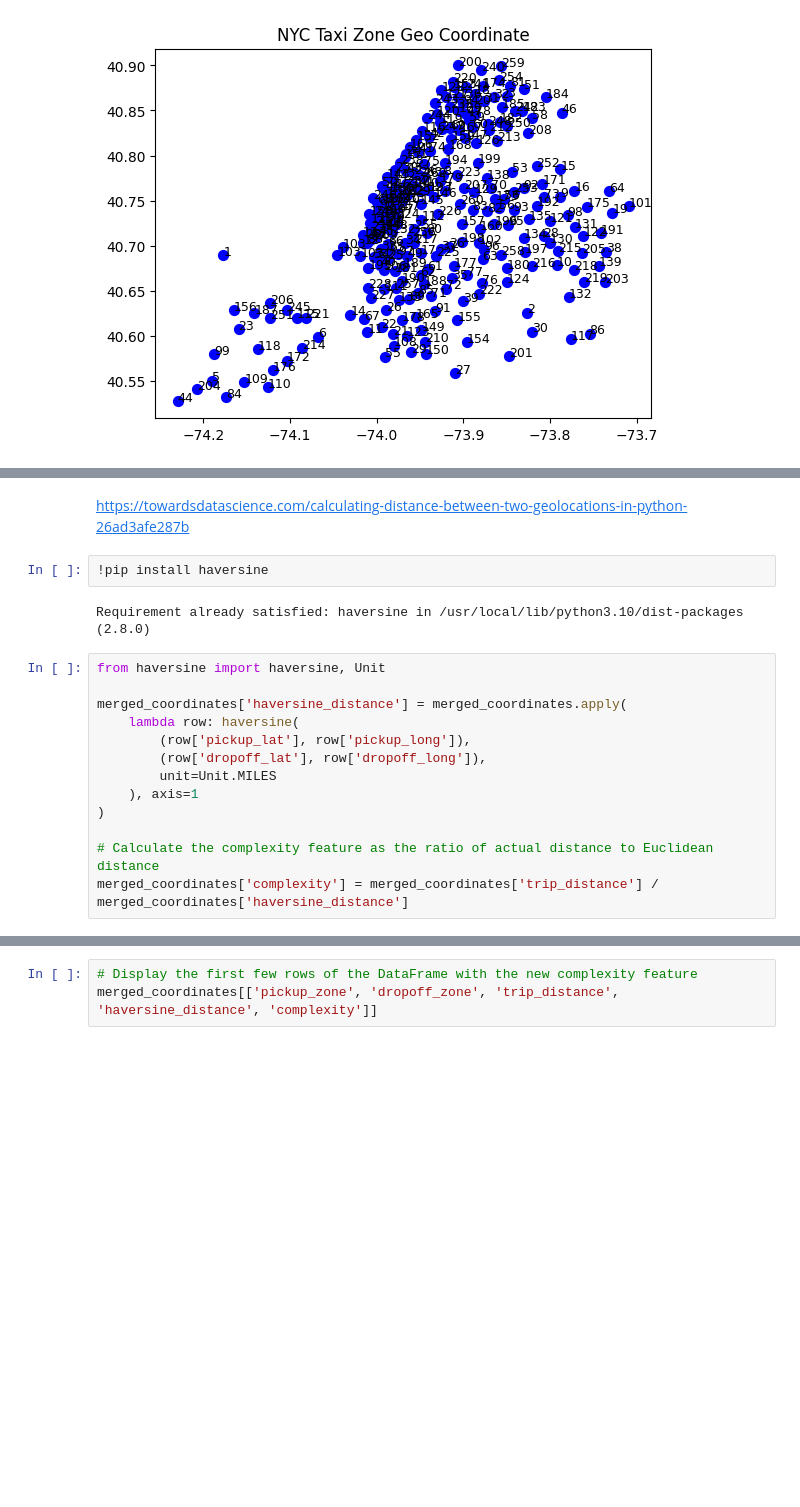
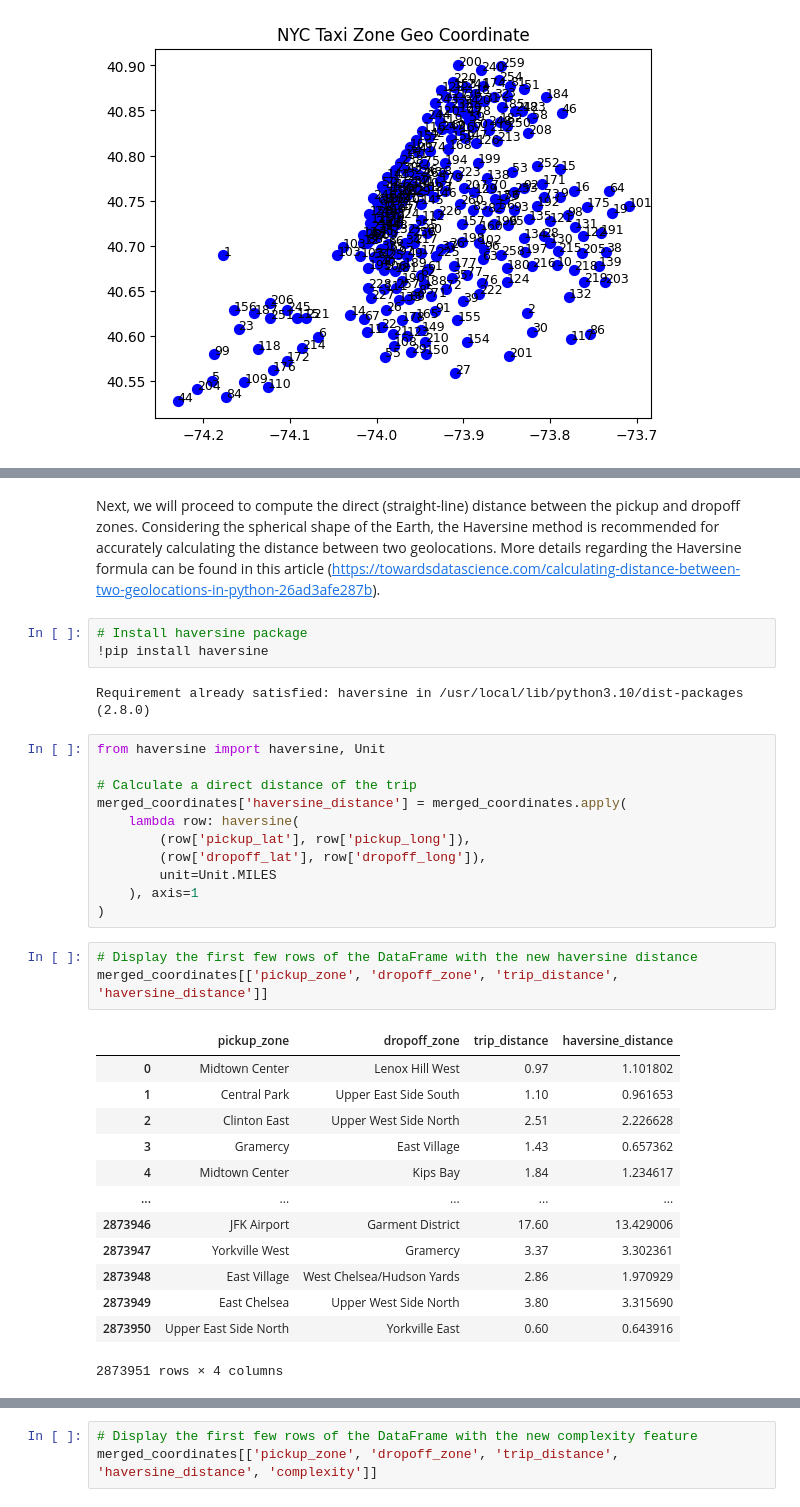
Before and after one commit to melbreaker/Taxi-Trip-Records-Data-Analysis, a Jupyter notebook: taxi-trip-records-data-analysis.ipynb, the cells around one changed output, grey strips where cells are left out. Cells and saved outputs as stored; diff of their text form; blank space fills up the shorter version.

```diff
--- a/taxi-trip-records-data-analysis.ipynb
+++ b/taxi-trip-records-data-analysis.ipynb
@@ -757,15 +785,17 @@ merged_coordinates
 | 2873949 | 1 | 2023-01-31 23:45:00 | 2023-01-31 23:55:46 | 2.0 | 3.80 | 1.0 | ... |
 | 2873950 | 2 | 2023-01-31 23:22:47 | 2023-01-31 23:26:24 | 1.0 | 0.60 | 1.0 | ... |
 2873951 rows × 26 columns
-# %% [markdown]
-https://towardsdatascience.com/calculating-distance-between-two-geolocations-in-python-26ad3afe287b
+# %% [markdown]
+Next, we will proceed to compute the direct (straight-line) distance between the pickup and dropoff zones. Considering the spherical shape of the Earth, the Haversine method is recommended for accurately calculating the distance between two geolocations. More details regarding the Haversine formula can be found in this article (https://towardsdatascience.com/calculating-distance-between-two-geolocations-in-python-26ad3afe287b).
 # %%
+# Install haversine package
 !pip install haversine
 # %% [output]
 Requirement already satisfied: haversine in /usr/local/lib/python3.10/dist-packages (2.8.0)
 # %%
 from haversine import haversine, Unit
 
+# Calculate a direct distance of the trip
 merged_coordinates['haversine_distance'] = merged_coordinates.apply(
     lambda row: haversine(
         (row['pickup_lat'], row['pickup_long']),
@@ -773,6 +803,20 @@ merged_coordinates['haversine_distance'] = merged_coordinates.apply(
         unit=Unit.MILES
     ), axis=1
 )
-
-# Calculate the complexity feature as the ratio of actual distance to Euclidean distance
-merged_coordinates['complexity'] = merged_coordinates['trip_distance'] / merged_coordinates['haversine_distance']
+# %%
+# Display the first few rows of the DataFrame with the new haversine distance
+merged_coordinates[['pickup_zone', 'dropoff_zone', 'trip_distance', 'haversine_distance']]
+# %% [output]
+|  | pickup_zone | dropoff_zone | trip_distance | haversine_distance |
+| 0 | Midtown Center | Lenox Hill West | 0.97 | 1.101802 |
+| 1 | Central Park | Upper East Side South | 1.10 | 0.961653 |
+| 2 | Clinton East | Upper West Side North | 2.51 | 2.226628 |
+| 3 | Gramercy | East Village | 1.43 | 0.657362 |
+| 4 | Midtown Center | Kips Bay | 1.84 | 1.234617 |
+| ... | ... | ... | ... | ... |
+| 2873946 | JFK Airport | Garment District | 17.60 | 13.429006 |
+| 2873947 | Yorkville West | Gramercy | 3.37 | 3.302361 |
+| 2873948 | East Village | West Chelsea/Hudson Yards | 2.86 | 1.970929 |
+| 2873949 | East Chelsea | Upper West Side North | 3.80 | 3.315690 |
+| 2873950 | Upper East Side North | Yorkville East | 0.60 | 0.643916 |
+2873951 rows × 4 columns
```
Also changed, not shown: parts of 12 cells of this notebook.
